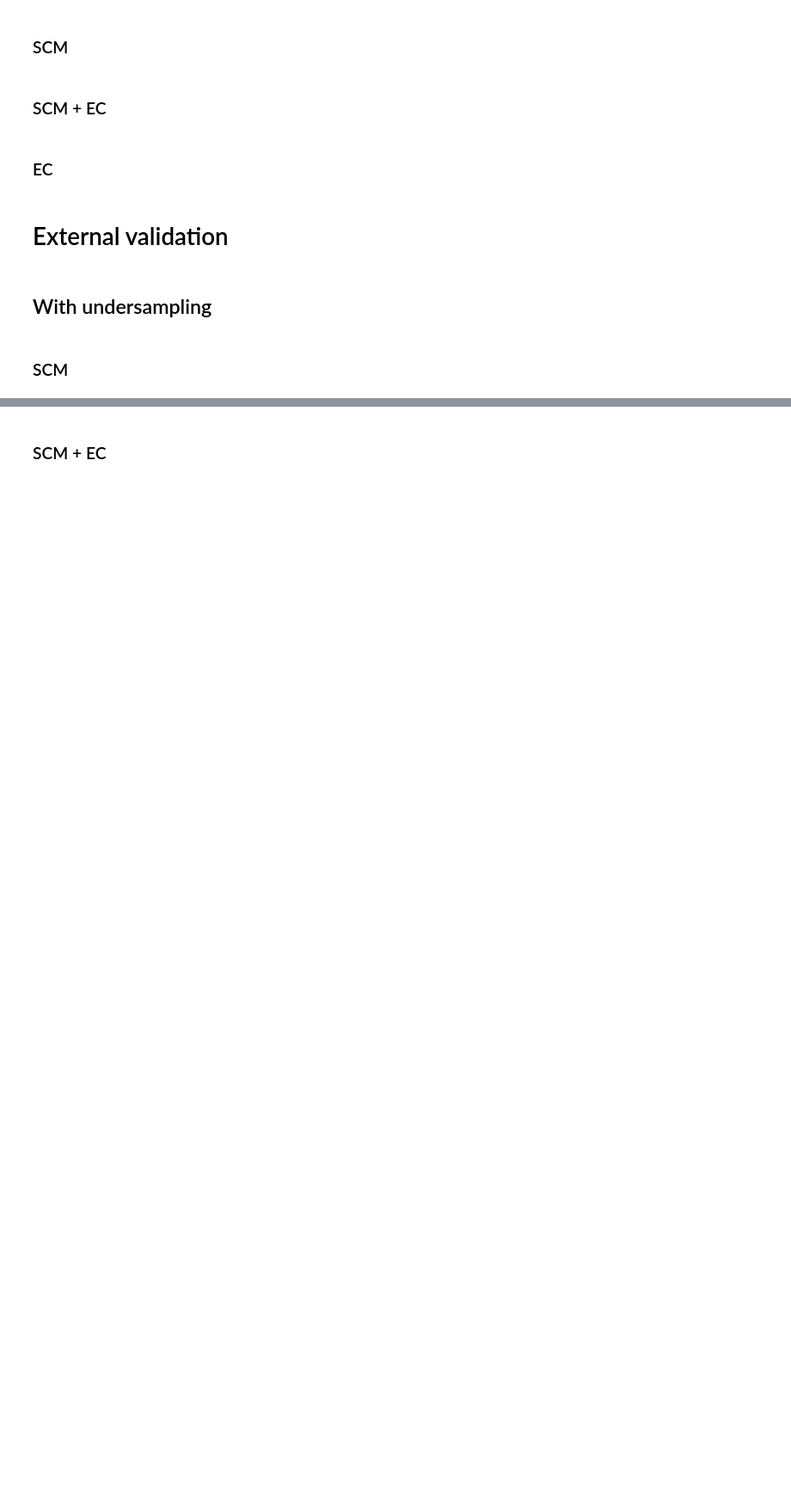
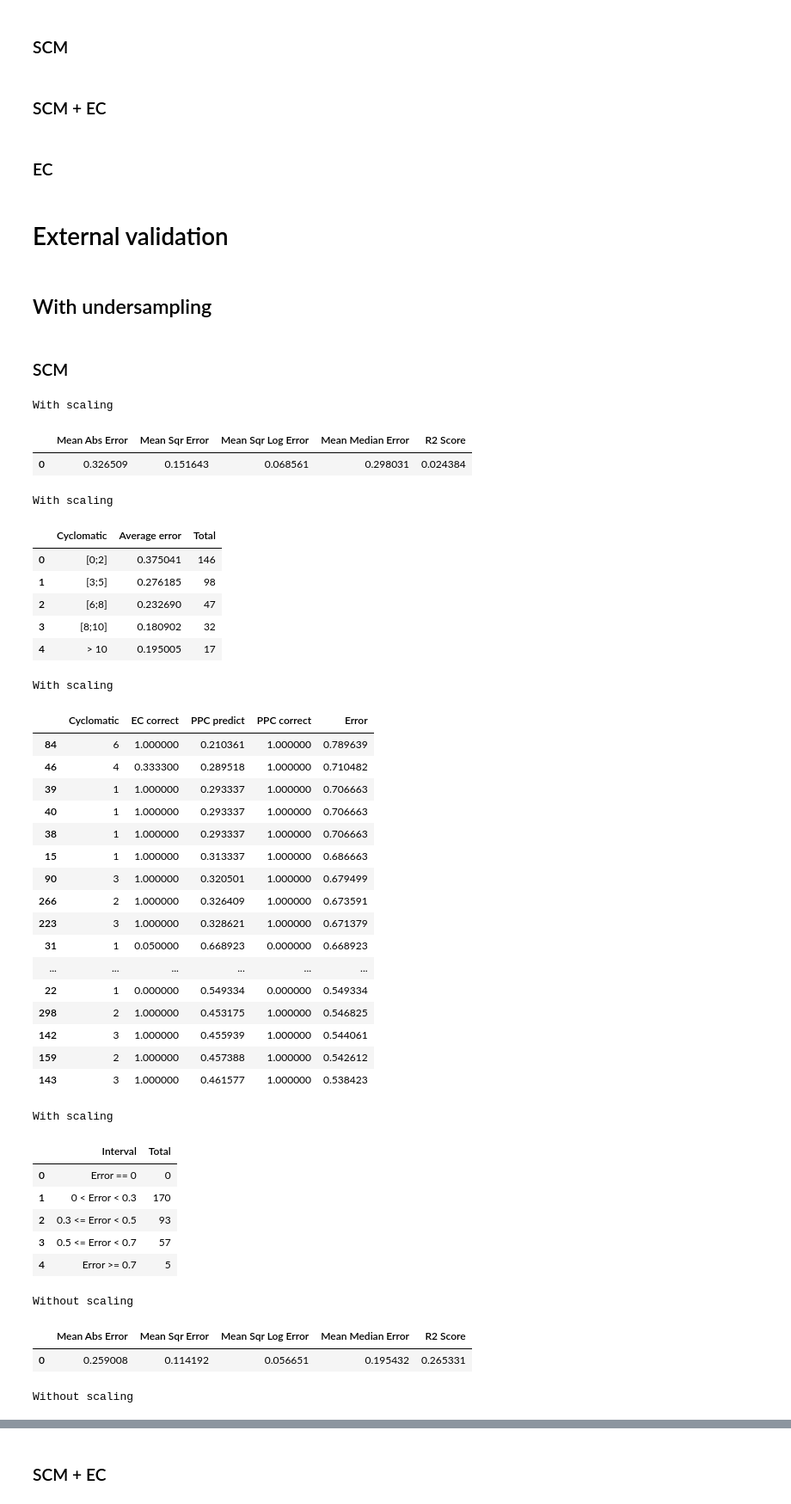
Before and after one commit to keslleylima/PPC-Prediction, a Jupyter notebook: ml-ppc.ipynb, the cells around one changed output, grey strips where cells are left out. Shown at 86% size. Saved outputs shown, nothing was run; the diff lists cells and outputs as text; code cells hidden in the pictures; blank space fills up the shorter version.

```diff
--- a/ml-ppc.ipynb
+++ b/ml-ppc.ipynb
@@ -721,5 +722,56 @@ Not applicable
 # External validation
 # %% [markdown]
 ## With undersampling
+# %%
+dataset_external_validation_with_undersampling = CoverageDataset('dataset-unificado-validacao.csv')
+dataset_external_validation_with_undersampling.remove_last_column()
+dataset_external_validation_with_undersampling.remove_nan()
+dataset_external_validation_with_undersampling.convert_coverage_metrics_to_float()
+dataset_external_validation_with_undersampling.under_sampling({1:60, 2:86, 3:40})
+dataset_external_validation_with_undersampling.select_metrics(metrics)
+
+external_validation_with_undersampling = ExternalValidation(dataset, dataset_external_validation_with_undersampling)
 # %% [markdown]
 ### SCM
+# %%
+external_validation_with_undersampling.evaluate(selected_metrics_without_ec)
+# %% [output]
+With scaling
+|  | Mean Abs Error | Mean Sqr Error | Mean Sqr Log Error | Mean Median Error | R2 Score |
+| 0 | 0.326509 | 0.151643 | 0.068561 | 0.298031 | 0.024384 |
+With scaling
+|  | Cyclomatic | Average error | Total |
+| 0 | [0;2] | 0.375041 | 146 |
+| 1 | [3;5] | 0.276185 | 98 |
+| 2 | [6;8] | 0.232690 | 47 |
+| 3 | [8;10] | 0.180902 | 32 |
+| 4 | > 10 | 0.195005 | 17 |
+With scaling
+|  | Cyclomatic | EC correct | PPC predict | PPC correct | Error |
+| 84 | 6 | 1.000000 | 0.210361 | 1.000000 | 0.789639 |
+| 46 | 4 | 0.333300 | 0.289518 | 1.000000 | 0.710482 |
+| 39 | 1 | 1.000000 | 0.293337 | 1.000000 | 0.706663 |
+| 40 | 1 | 1.000000 | 0.293337 | 1.000000 | 0.706663 |
+| 38 | 1 | 1.000000 | 0.293337 | 1.000000 | 0.706663 |
+| 15 | 1 | 1.000000 | 0.313337 | 1.000000 | 0.686663 |
+| 90 | 3 | 1.000000 | 0.320501 | 1.000000 | 0.679499 |
+| 266 | 2 | 1.000000 | 0.326409 | 1.000000 | 0.673591 |
+| 223 | 3 | 1.000000 | 0.328621 | 1.000000 | 0.671379 |
+| 31 | 1 | 0.050000 | 0.668923 | 0.000000 | 0.668923 |
+| ... | ... | ... | ... | ... | ... |
+| 22 | 1 | 0.000000 | 0.549334 | 0.000000 | 0.549334 |
+| 298 | 2 | 1.000000 | 0.453175 | 1.000000 | 0.546825 |
+| 142 | 3 | 1.000000 | 0.455939 | 1.000000 | 0.544061 |
+| 159 | 2 | 1.000000 | 0.457388 | 1.000000 | 0.542612 |
+| 143 | 3 | 1.000000 | 0.461577 | 1.000000 | 0.538423 |
+With scaling
+|  | Interval | Total |
+| 0 | Error == 0 | 0 |
+| 1 | 0 < Error < 0.3 | 170 |
+| 2 | 0.3 <= Error < 0.5 | 93 |
+| 3 | 0.5 <= Error < 0.7 | 57 |
+| 4 | Error >= 0.7 | 5 |
+Without scaling
+|  | Mean Abs Error | Mean Sqr Error | Mean Sqr Log Error | Mean Median Error | R2 Score |
+| 0 | 0.259008 | 0.114192 | 0.056651 | 0.195432 | 0.265331 |
+Without scaling
```
Also changed, not shown: parts of 133 cells of this notebook, 2 other files.
